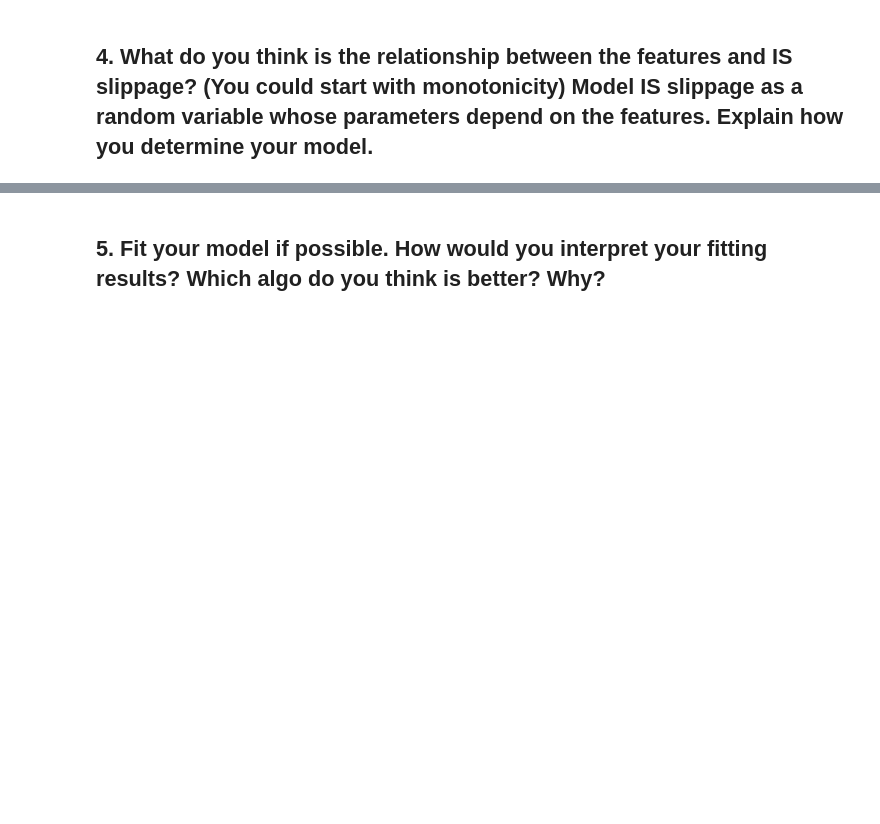
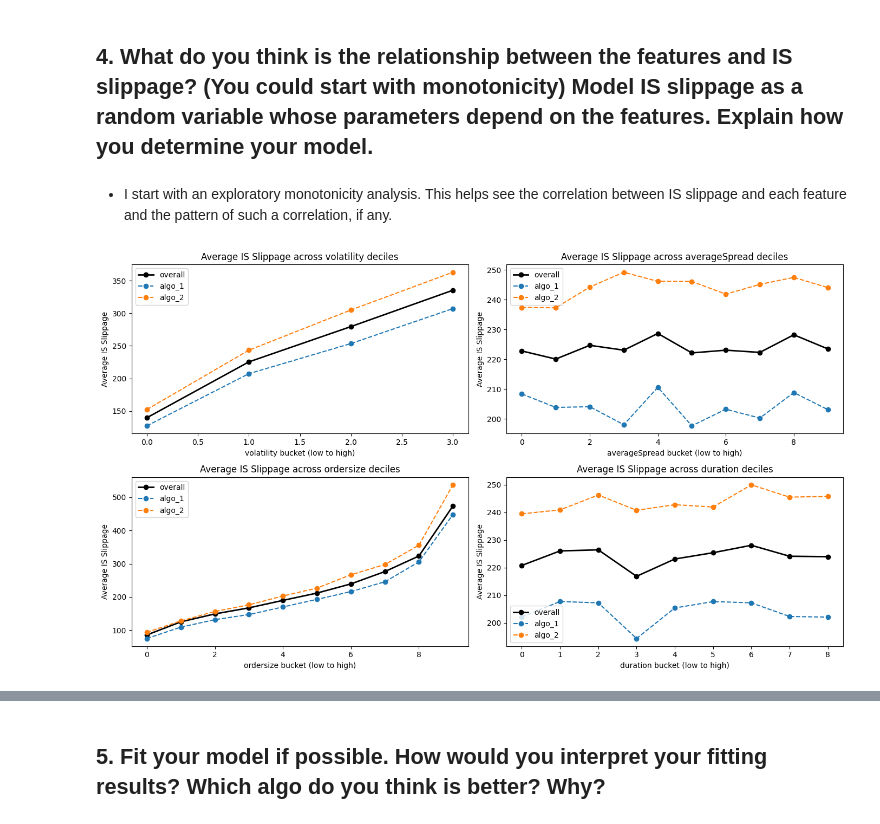
Before and after one commit to Lawrence2005/UBS-OA, a Jupyter notebook: solution.ipynb, the cells around one changed output, grey strips where cells are left out. Saved outputs shown, nothing was run; the diff lists cells and outputs as text; code cells hidden in the pictures; blank space fills up the shorter version.

```diff
--- a/solution.ipynb
+++ b/solution.ipynb
@@ -204,3 +204,34 @@ Duration shows a similar left-skewed distribution for both algos, with **a signi
 Therefore, algo_2's worse slippage can be largely attributed to the nature of the orders it receives. **algo_2 is systematically assigned larger orders in less liquid names — both of which are well-known drivers of execution shortfall**. It handles a structurally harder flow than algo_1, which makes a raw slippage comparison between the two misleading without controlling for order difficulty.
 # %% [markdown]
 ## 4. What do you think is the relationship between the features and IS slippage? (You could start with monotonicity) Model IS slippage as a random variable whose parameters depend on the features. Explain how you determine your model.
+# %% [markdown]
+- I start with an exploratory monotonicity analysis. This helps see the correlation between IS slippage and each feature and the pattern of such a correlation, if any.
+# %%
+fig, axes = plt.subplots(2, 2, figsize=(14, 8))
+axes = axes.flatten()
+
+for ax, feat in zip(axes, features):
+    # overall line
+    temp = df[[feat, "IS_Slippage"]].copy()
+    temp["bucket"] = pd.qcut(temp[feat], q=10, duplicates="drop")
+    bucket_mean = temp.groupby("bucket")["IS_Slippage"].mean()
+    ax.plot(range(len(bucket_mean)), bucket_mean.values, marker="o",
+            color="black", linewidth=2, label="overall")
+
+    # per-algo lines
+    for algo_name, sub in df.groupby("algo"):
+        temp = sub[[feat, "IS_Slippage"]].copy()
+        temp["bucket"] = pd.qcut(temp[feat], q=10, duplicates="drop")
+        bucket_mean = temp.groupby("bucket")["IS_Slippage"].mean()
+        ax.plot(range(len(bucket_mean)), bucket_mean.values, marker="o",
+                linestyle="--", label=algo_name)
+
+    ax.set_title(f"Average IS Slippage across {feat} deciles")
+    ax.set_xlabel(f"{feat} bucket (low to high)")
+    ax.set_ylabel("Average IS Slippage")
+    ax.legend()
+
+plt.tight_layout()
+plt.show()
+# %% [output]
+[figure, added]
```
Also changed, not shown: parts of 10 cells of this notebook, 1 other file.
